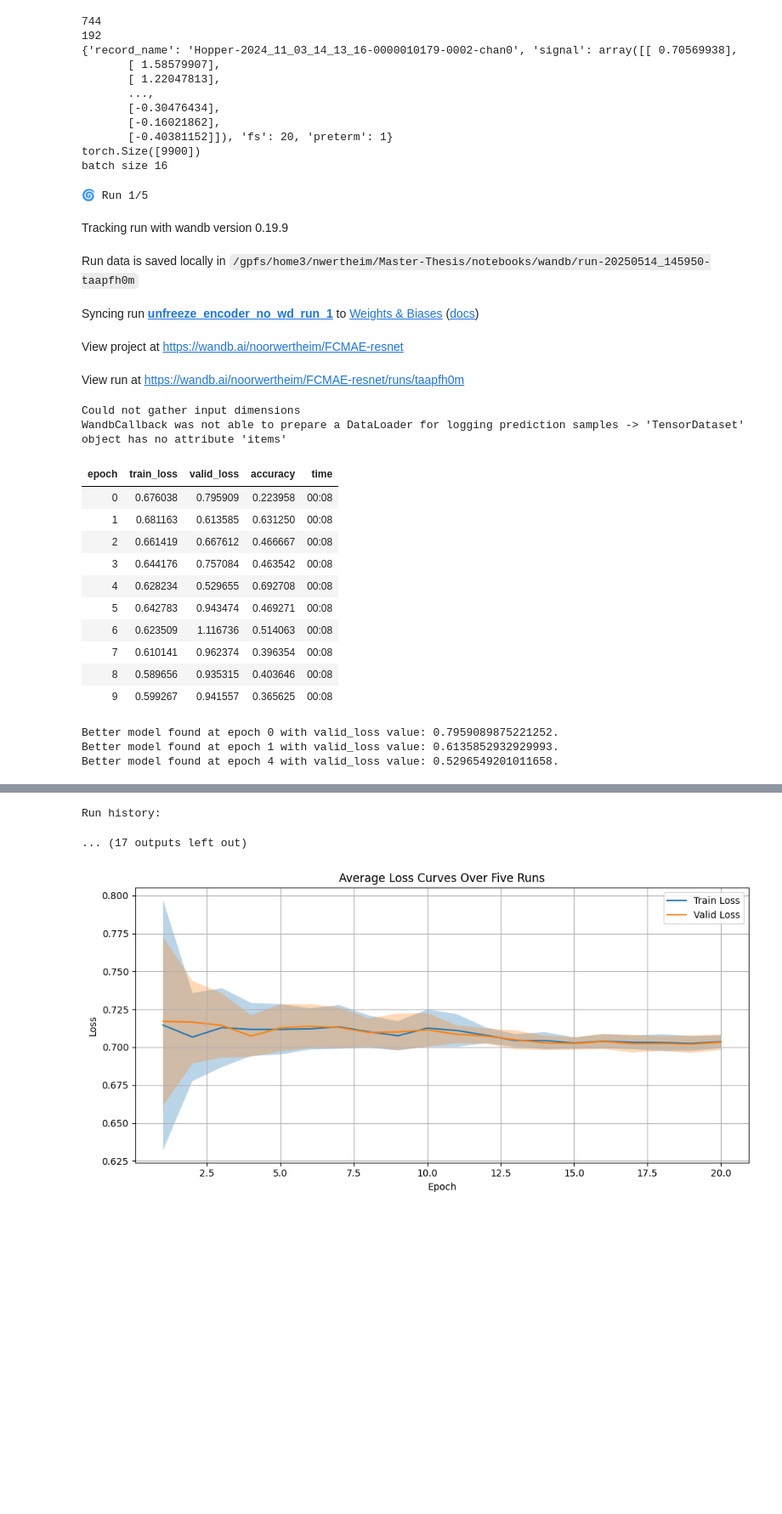
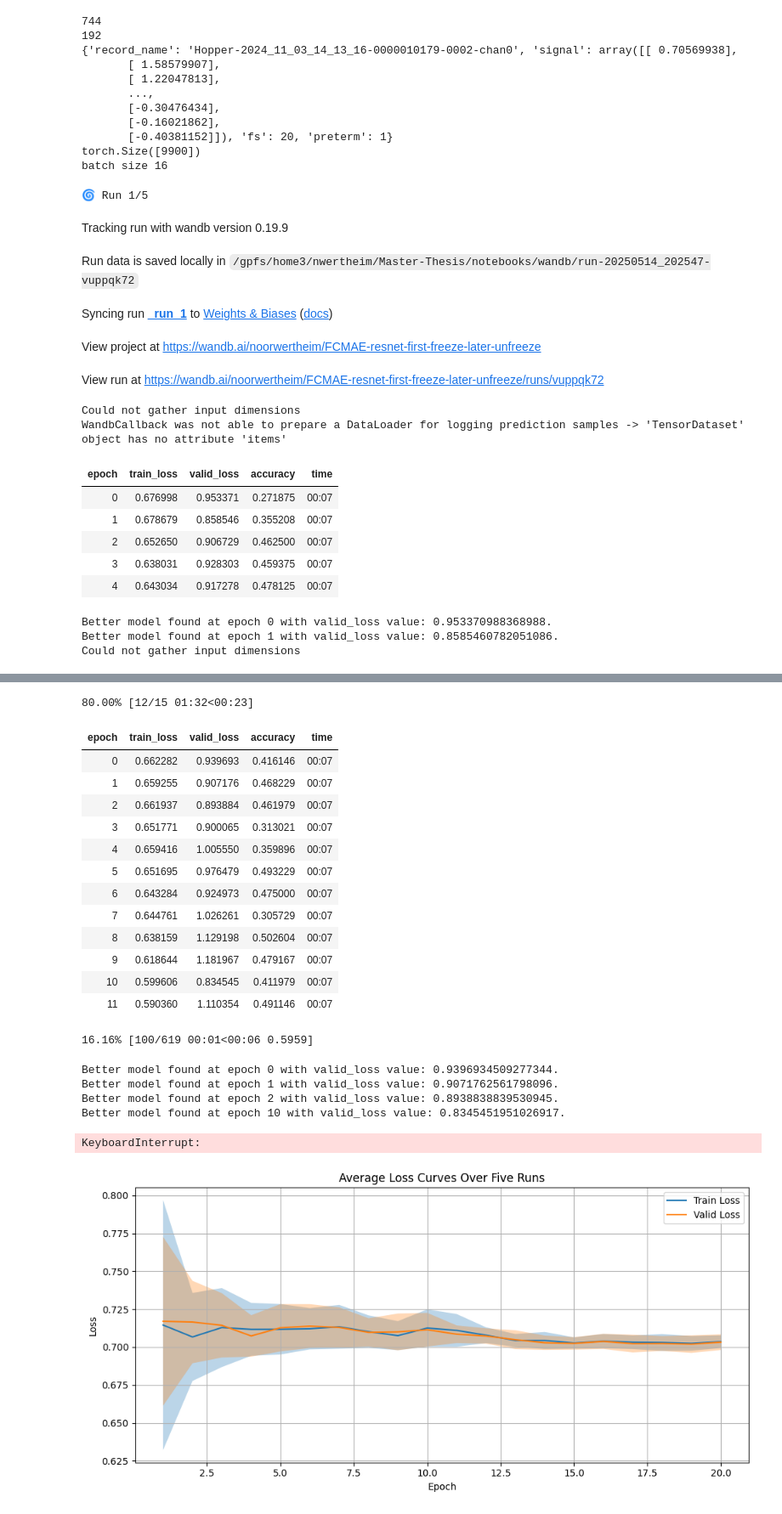
Before and after one commit to noorwertheim/Master-Thesis, a Jupyter notebook: notebooks/FCMAE_resnet_multiple_init_unfreeze encoder.ipynb, the cells around one changed output, grey strips where cells are left out. Shown at 85% size. Saved outputs shown, nothing was run; the diff lists cells and outputs as text; code cells hidden in the pictures; blank space fills up the shorter version.

Commit message:
first freezing encoder and later finetuning

```diff
--- a/notebooks/FCMAE_resnet_multiple_init_unfreeze encoder.ipynb
+++ b/notebooks/FCMAE_resnet_multiple_init_unfreeze encoder.ipynb
@@ -196,8 +199,8 @@ loss_func = torch.nn.CrossEntropyLoss(weight=class_weights_tensor)
 for run in range(num_runs):
     print(f"\n🌀 Run {run+1}/{num_runs}")
     wandb.init(
-        project="FCMAE-resnet",
-        name=f"unfreeze_encoder_no_wd_run_{run+1}",
+        project="FCMAE-resnet-first-freeze-later-unfreeze",
+        name=f"_run_{run+1}",
         config={
             "architecture": "FCMAE ResNet",
             "epochs": num_epochs,
@@ -213,7 +216,17 @@ for run in range(num_runs):
     learn = Learner(dls, model, loss_func=loss_func, metrics=accuracy, cbs=WandbCallback(log_model=True, log_preds=True))
     learn.model.to(device)
 
-    learn.fit_one_cycle(num_epochs, learning_rate)
+    # first freeze encoder weights
+    for param in learn.model.encoder.parameters():
+        param.requires_grad = False
+
+    learn.fit_one_cycle(5, learning_rate)
+
+    # Unfreeze encoder and fine-tune
+    for param in learn.model.encoder.parameters():
+        param.requires_grad = True
+
+    learn.fit_one_cycle(15, slice(learning_rate / 10, learning_rate))
 
     # Record losses
     losses = np.array(learn.recorder.losses)
@@ -308,47 +321,42 @@ plt.title('Average Loss Curves Over Five Runs')
 plt.legend()
 plt.grid(True)
 plt.tight_layout()
 plt.show()
 
 # ----------------------------- Plot Metrics -----------------------------
 plt.figure(figsize=(10, 5))
 plt.bar(metric_names, mean_metrics, yerr=std_metrics, capsize=5)
 plt.title('Average Performance Over Five Runs')
 plt.ylabel('Score')
 plt.ylim(0, 1)
 plt.grid(axis='y')
 plt.tight_layout()
 plt.show()
 
 # ----------------------------- Confusion Matrix -----------------------------
 cm = confusion_matrix(best_targs, pred_labels)
 plt.figure(figsize=(8, 6))
 sns.heatmap(cm, annot=True, fmt="d", cmap="Blues", cbar=False,
             xticklabels=['Class 0', 'Class 1'], yticklabels=['Class 0', 'Class 1'])
 plt.title('Best Performing Model Confusion Matrix')
 plt.xlabel('Predicted Label')
 plt.ylabel('True Label')
 plt.show()
 # %% [output]
 🌀 Run 1/5
 Tracking run with wandb version 0.19.9
-Run data is saved locally in /gpfs/home3/nwertheim/Master-Thesis/notebooks/wandb/run-20250514_145950-taapfh0m
+Run data is saved locally in /gpfs/home3/nwertheim/Master-Thesis/notebooks/wandb/run-20250514_202547-vuppqk72
-Syncing run unfreeze_encoder_no_wd_run_1 to Weights & Biases (docs)
+Syncing run _run_1 to Weights & Biases (docs)
-View project at https://wandb.ai/noorwertheim/FCMAE-resnet
+View project at https://wandb.ai/noorwertheim/FCMAE-resnet-first-freeze-later-unfreeze
-View run at https://wandb.ai/noorwertheim/FCMAE-resnet/runs/taapfh0m
+View run at https://wandb.ai/noorwertheim/FCMAE-resnet-first-freeze-later-unfreeze/runs/vuppqk72
 Could not gather input dimensions
 WandbCallback was not able to prepare a DataLoader for logging prediction samples -> 'TensorDataset' object has no attribute 'items'
 | epoch | train_loss | valid_loss | accuracy | time |
-| 0 | 0.676038 | 0.795909 | 0.223958 | 00:08 |
-| 1 | 0.681163 | 0.613585 | 0.631250 | 00:08 |
-| 2 | 0.661419 | 0.667612 | 0.466667 | 00:08 |
-| 3 | 0.644176 | 0.757084 | 0.463542 | 00:08 |
-| 4 | 0.628234 | 0.529655 | 0.692708 | 00:08 |
-| 5 | 0.642783 | 0.943474 | 0.469271 | 00:08 |
-| 6 | 0.623509 | 1.116736 | 0.514063 | 00:08 |
-| 7 | 0.610141 | 0.962374 | 0.396354 | 00:08 |
-| 8 | 0.589656 | 0.935315 | 0.403646 | 00:08 |
-| 9 | 0.599267 | 0.941557 | 0.365625 | 00:08 |
+| 0 | 0.676998 | 0.953371 | 0.271875 | 00:07 |
+| 1 | 0.678679 | 0.858546 | 0.355208 | 00:07 |
+| 2 | 0.652650 | 0.906729 | 0.462500 | 00:07 |
+| 3 | 0.638031 | 0.928303 | 0.459375 | 00:07 |
+| 4 | 0.643034 | 0.917278 | 0.478125 | 00:07 |
-Better model found at epoch 0 with valid_loss value: 0.7959089875221252.
-Better model found at epoch 1 with valid_loss value: 0.6135852932929993.
-Better model found at epoch 4 with valid_loss value: 0.5296549201011658.
+Better model found at epoch 0 with valid_loss value: 0.953370988368988.
+Better model found at epoch 1 with valid_loss value: 0.8585460782051086.
+Could not gather input dimensions
@@ -357,5 +363,23 @@ Better model found at epoch 4 with valid_loss value: 0.5296549201011658.
-Run history:
+80.00% [12/15 01:32<00:23]
+| epoch | train_loss | valid_loss | accuracy | time |
+| 0 | 0.662282 | 0.939693 | 0.416146 | 00:07 |
+| 1 | 0.659255 | 0.907176 | 0.468229 | 00:07 |
+| 2 | 0.661937 | 0.893884 | 0.461979 | 00:07 |
+| 3 | 0.651771 | 0.900065 | 0.313021 | 00:07 |
+| 4 | 0.659416 | 1.005550 | 0.359896 | 00:07 |
+| 5 | 0.651695 | 0.976479 | 0.493229 | 00:07 |
+| 6 | 0.643284 | 0.924973 | 0.475000 | 00:07 |
+| 7 | 0.644761 | 1.026261 | 0.305729 | 00:07 |
+| 8 | 0.638159 | 1.129198 | 0.502604 | 00:07 |
+| 9 | 0.618644 | 1.181967 | 0.479167 | 00:07 |
+| 10 | 0.599606 | 0.834545 | 0.411979 | 00:07 |
+| 11 | 0.590360 | 1.110354 | 0.491146 | 00:07 |
-... (17 outputs left out)
+16.16% [100/619 00:01<00:06 0.5959]
+Better model found at epoch 0 with valid_loss value: 0.9396934509277344.
+Better model found at epoch 1 with valid_loss value: 0.9071762561798096.
+Better model found at epoch 2 with valid_loss value: 0.8938838839530945.
+Better model found at epoch 10 with valid_loss value: 0.8345451951026917.
+KeyboardInterrupt:
 # %%
 epochs = np.arange(1, num_epochs + 1)
 plt.figure(figsize=(10, 5))
```
Also changed, not shown: parts of 2 cells of this notebook, 1 other file.
